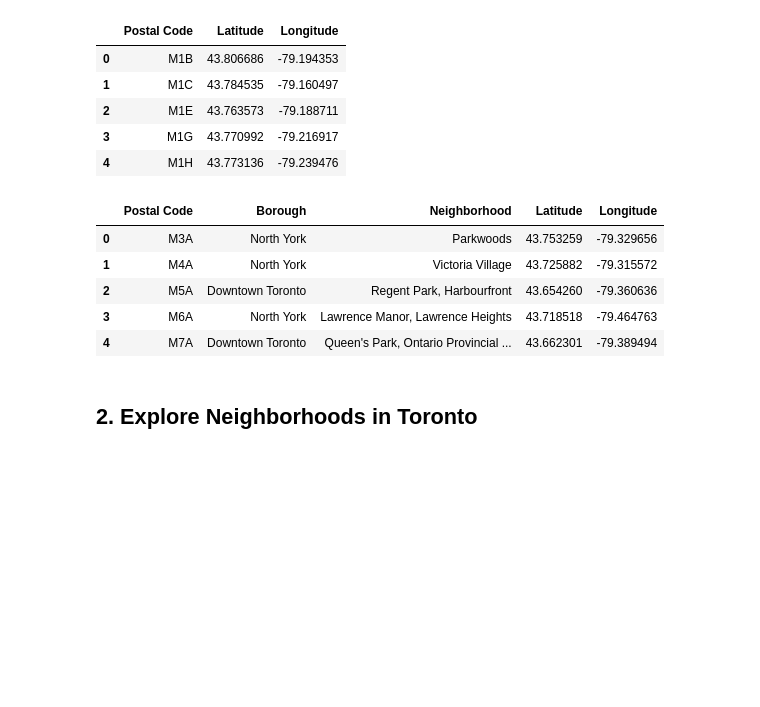
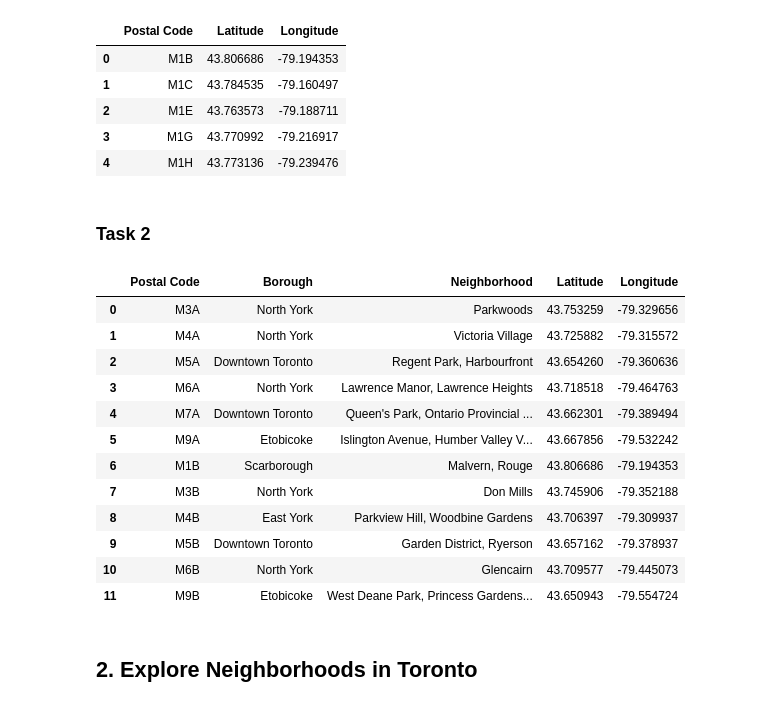
Before and after one commit to carlosquiri/Coursera_Capstone-, a Jupyter notebook: Segmenting and Clustering Neighborhoods in Toronto.ipynb, the cells around one changed output. Cells and saved outputs as stored; diff of their text form; code cells hidden in the pictures; blank space fills up the shorter version.

```diff
--- a/Segmenting and Clustering Neighborhoods in Toronto.ipynb
+++ b/Segmenting and Clustering Neighborhoods in Toronto.ipynb
@@ -166,17 +172,26 @@ geodata.head()
 | 2 | M1E | 43.763573 | -79.188711 |
 | 3 | M1G | 43.770992 | -79.216917 |
 | 4 | M1H | 43.773136 | -79.239476 |
+# %% [markdown]
+### Task 2
 # %%
 # Merging the two tables for getting the Latitudes and Longitudes for various neighbourhoods in Canada
 neigh = pd.merge(df2,geodata,on='Postal Code')
-neigh.head()
+neigh.head(12)
 # %% [output]
 |  | Postal Code | Borough | Neighborhood | Latitude | Longitude |
 | 0 | M3A | North York | Parkwoods | 43.753259 | -79.329656 |
 | 1 | M4A | North York | Victoria Village | 43.725882 | -79.315572 |
 | 2 | M5A | Downtown Toronto | Regent Park, Harbourfront | 43.654260 | -79.360636 |
 | 3 | M6A | North York | Lawrence Manor, Lawrence Heights | 43.718518 | -79.464763 |
 | 4 | M7A | Downtown Toronto | Queen's Park, Ontario Provincial ... | 43.662301 | -79.389494 |
+| 5 | M9A | Etobicoke | Islington Avenue, Humber Valley V... | 43.667856 | -79.532242 |
+| 6 | M1B | Scarborough | Malvern, Rouge | 43.806686 | -79.194353 |
+| 7 | M3B | North York | Don Mills | 43.745906 | -79.352188 |
+| 8 | M4B | East York | Parkview Hill, Woodbine Gardens | 43.706397 | -79.309937 |
+| 9 | M5B | Downtown Toronto | Garden District, Ryerson | 43.657162 | -79.378937 |
+| 10 | M6B | North York | Glencairn | 43.709577 | -79.445073 |
+| 11 | M9B | Etobicoke | West Deane Park, Princess Gardens... | 43.650943 | -79.554724 |
 # %% [markdown]
 ## 2. Explore Neighborhoods in Toronto
 # %% [markdown]
```
Also changed, not shown: parts of 4 cells of this notebook.
